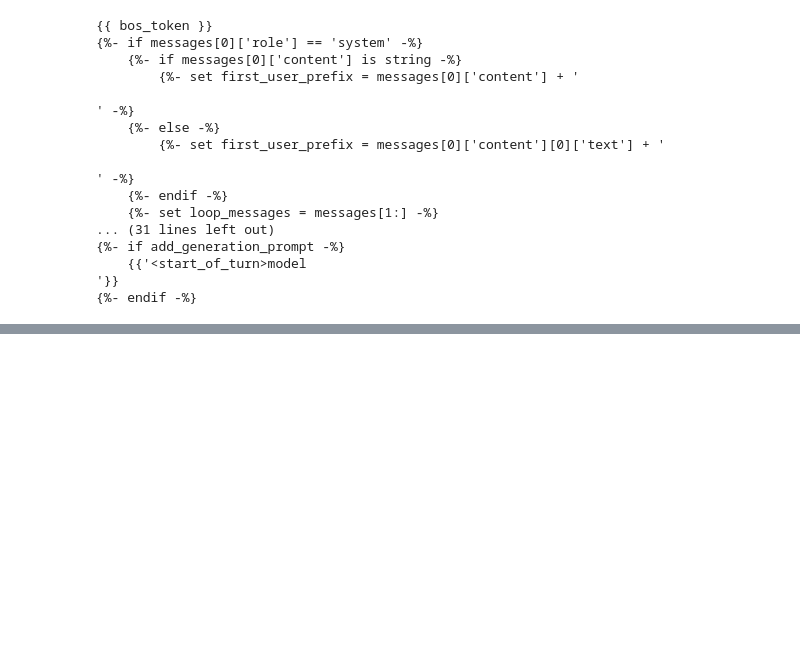
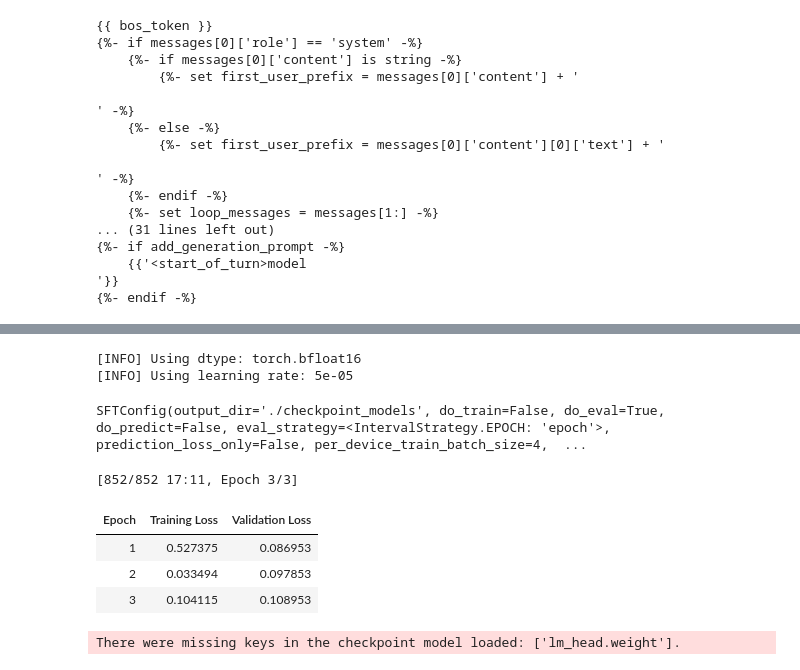
Before and after one commit to anthoai97/sml-home-lab, a Jupyter notebook: NLP_lab1.ipynb, the cells around one changed output, grey strips where cells are left out. Drawn from its saved outputs; the diff is of its cells as text; code cells hidden in the pictures; blank space fills up the shorter version.

```diff
--- a/NLP_lab1.ipynb
+++ b/NLP_lab1.ipynb
@@ -487,0 +539,66 @@ drink_items: ['egg wash']
+# %%
+# Setting up our SFTConfig
+from trl import SFTConfig
+
+torch_dtype = model.dtype
+
+CHECKPOINT_DIR_NAME = "./checkpoint_models"
+BASE_LEARNING_RATE = 5e-5
+BATCH_SIZE = 4 # Change this depending on the VRAM you have available
+
+print(f"[INFO] Using dtype: {torch_dtype}")
+print(f"[INFO] Using learning rate: {BASE_LEARNING_RATE}")
+
+# Setup SFTConfig
+sft_config = SFTConfig(
+    output_dir=CHECKPOINT_DIR_NAME,
+    max_length=512, # Captions/texts longer than this (in tokens) will be shortened to 512
+    packing=False,
+    num_train_epochs=3, # Number of times our model will pass through all of the training data (you can alter this if you like)
+    per_device_train_batch_size=BATCH_SIZE, # Note: you can change this depending on the amount of VRAM your GPU has
+    per_device_eval_batch_size=BATCH_SIZE,
+    completion_only_loss=True, # we want our model to only learn how to *complete* / generate the output tokens given the input tokens
+    gradient_checkpointing=False,
+    optim="adamw_torch_fused", # Note: if you try "adamw", you will get an error
+    logging_steps=1,
+    save_strategy="epoch", # Save our model every epoch
+    eval_strategy="epoch", # Evaluate our model every epoch
+    learning_rate=BASE_LEARNING_RATE,
+    fp16=(torch_dtype == torch.float16),
+    bf16=(torch_dtype == torch.bfloat16),
+    load_best_model_at_end=True,
+    metric_for_best_model="eval_loss",
+    greater_is_better=True,
+    lr_scheduler_type="constant",
+    push_to_hub=False, # Optionally push our model directly to Hugging Face Hub
+    report_to="none" # Optionally save our models training metrics to a logging service
+)
+
+# There are a lot of settings in the sft_config, so feel free to uncomment this and inspect it if you want
+sft_config
+# %% [output]
+[INFO] Using dtype: torch.bfloat16
+[INFO] Using learning rate: 5e-05
+SFTConfig(output_dir='./checkpoint_models', do_train=False, do_eval=True, do_predict=False, eval_strategy=<IntervalStrategy.EPOCH: 'epoch'>, prediction_loss_only=False, per_device_train_batch_size=4,  ...
+# %%
+# Supervised Fine-Tuning = provide input and desired output samples
+from trl import SFTTrainer
+
+# Create Trainer object
+trainer = SFTTrainer(
+    model=model,
+    args=sft_config,
+    train_dataset=dataset["train"],
+    eval_dataset=dataset["test"],
+    processing_class=tokenizer
+)
+
+# Fine-tune our model and save the training artifacts
+training_ouput = trainer.train()
+# %% [output]
+[852/852 17:11, Epoch 3/3]
+| Epoch | Training Loss | Validation Loss |
+| 1 | 0.527375 | 0.086953 |
+| 2 | 0.033494 | 0.097853 |
+| 3 | 0.104115 | 0.108953 |
+There were missing keys in the checkpoint model loaded: ['lm_head.weight'].
```
Also changed, not shown: parts of 31 cells of this notebook.
